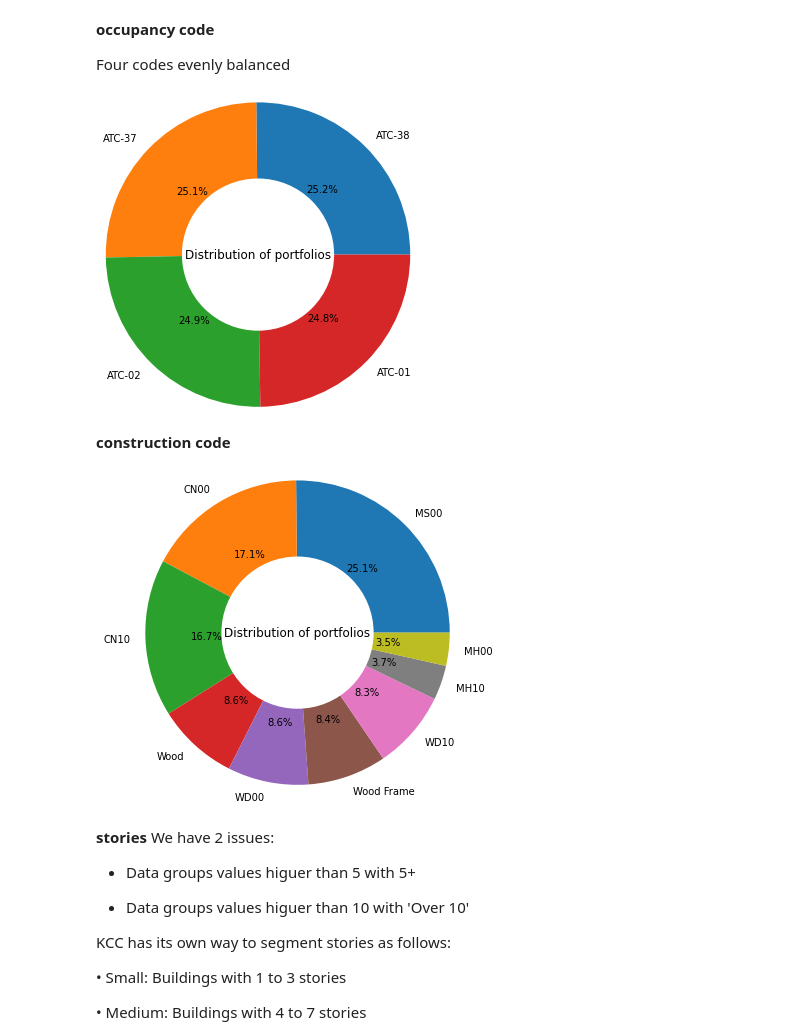
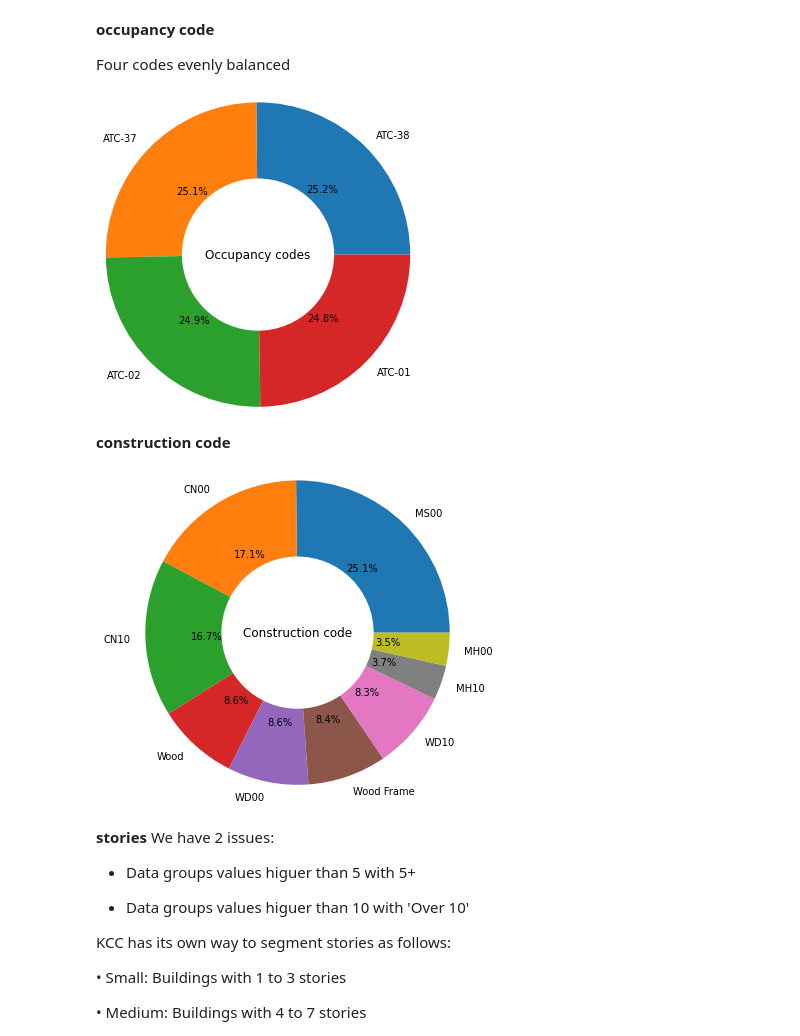
Before and after one commit to kevinmiguel97/Winter-storm-risk-evaluation, a Jupyter notebook: locations_analysis.ipynb, the cells around one changed output. Drawn from its saved outputs; the diff is of its cells as text; code cells hidden in the pictures.

```diff
--- a/locations_analysis.ipynb
+++ b/locations_analysis.ipynb
@@ -136,15 +136,15 @@ plot_boxes(df_locations[values], rows=2, cols=2)
 
 Four codes evenly balanced
 # %%
-plot_piechart(df_locations, 'occupancy_code')
+plot_piechart(df_locations, 'occupancy_code', 'Occupancy codes')
 # %% [output]
-[figure, old version]
+[figure, new version]
 # %% [markdown]
 **construction code**
 # %%
-plot_piechart(df_locations, 'construction_code')
+plot_piechart(df_locations, 'construction_code', title='Construction code')
 # %% [output]
-[figure, old version]
+[figure, new version]
 # %% [markdown]
 **stories**
 We have 2 issues:
```
Also changed, not shown: parts of 22 cells of this notebook, 3 other files.
